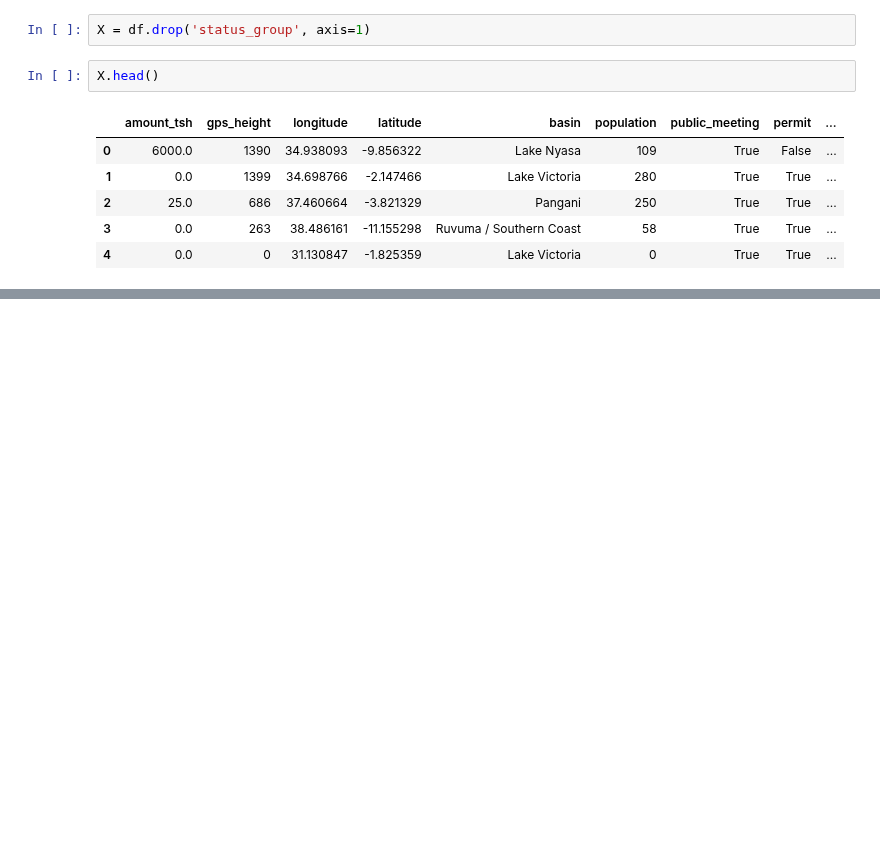
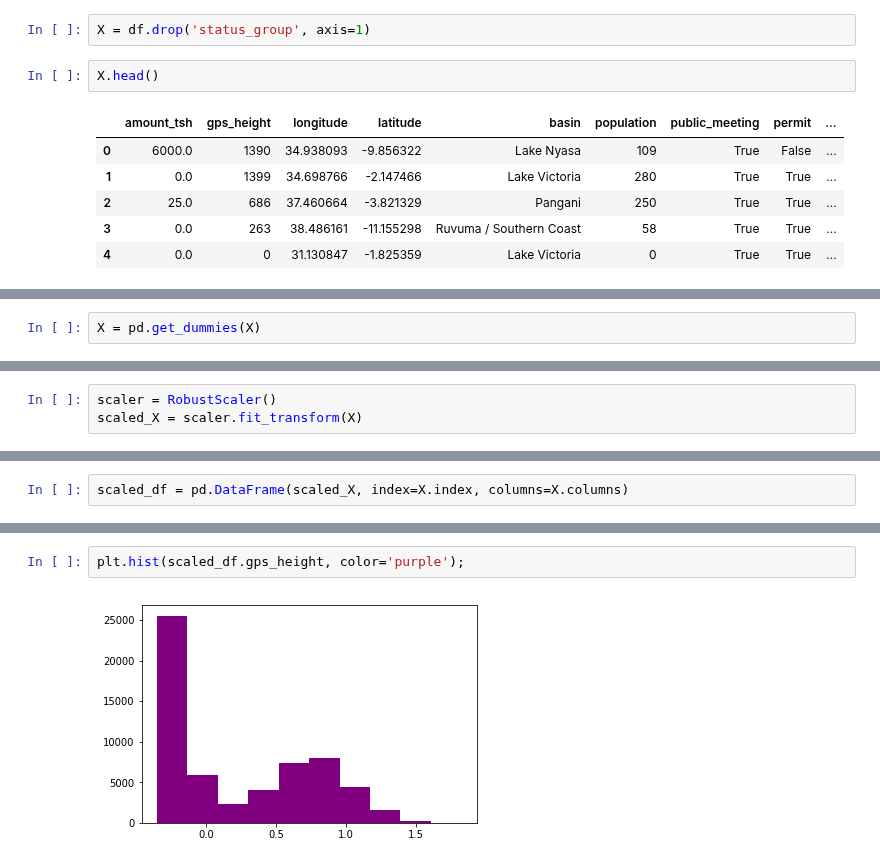
Before and after one commit to MagicMilly/dsc-3-final-project-online-ds-ft-100118, a Jupyter notebook: student.ipynb, the cells around one changed output, grey strips where cells are left out. Saved outputs shown, nothing was run; the diff lists cells and outputs as text; blank space fills up the shorter version.

```diff
--- a/student.ipynb
+++ b/student.ipynb
@@ -1277,0 +1273,2 @@ X.head()
+# %%
+X = pd.get_dummies(X)
@@ -1277,0 +1287,3 @@ X.head()
+# %%
+scaler = RobustScaler()
+scaled_X = scaler.fit_transform(X)
@@ -1277,0 +1306,2 @@ X.head()
+# %%
+scaled_df = pd.DataFrame(scaled_X, index=X.index, columns=X.columns)
@@ -1277,0 +1318,4 @@ X.head()
+# %%
+plt.hist(scaled_df.gps_height, color='purple');
+# %% [output]
+[figure, added]
```
Also changed, not shown: parts of 24 cells of this notebook.
